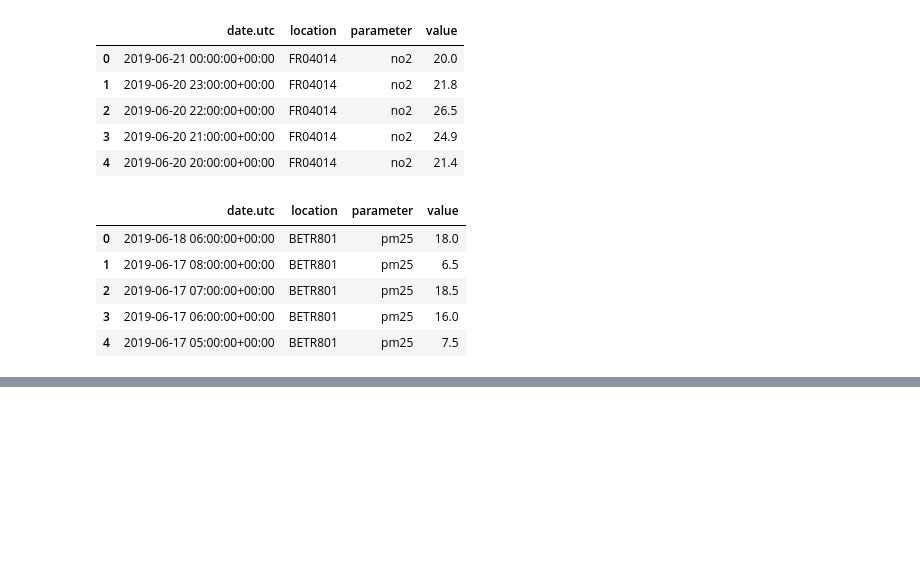
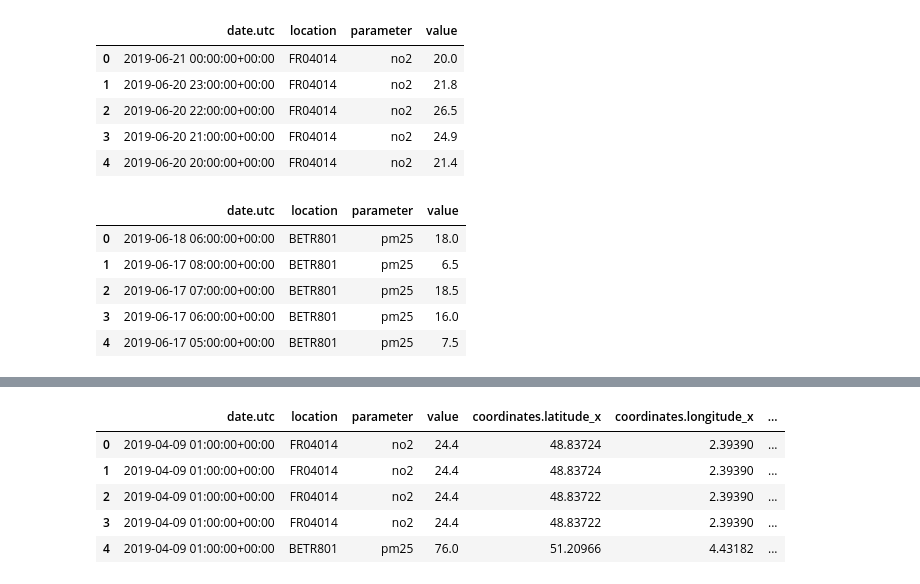
Before and after one commit to SlzPedroArthur/Learning-py, a Jupyter notebook: Notas/Pandas/pandas_in_1_hour.ipynb, the cells around one changed output, grey strips where cells are left out. Saved outputs shown, nothing was run; the diff lists cells and outputs as text; code cells hidden in the pictures; blank space fills up the shorter version.

```diff
--- a/Notas/Pandas/pandas_in_1_hour.ipynb
+++ b/Notas/Pandas/pandas_in_1_hour.ipynb
@@ -748,0 +747,5 @@ air_quality - pd.concat
+# %%
+#A função concat() concatena operações de multiplas tabelas. A concatenação
+#ocorre ao longo do eixo horizontal.
+air_quality = pd.concat([air_quality_pm25, air_quality_no2], axis = 0)
+air_quality.head()
@@ -748,0 +771,3 @@ air_quality - pd.concat
+# %%
+air_quality = air_quality.sort_values('date.utc')
+air_quality.head()
@@ -748,0 +797,3 @@ air_quality - pd.concat
+# %%
+stations_coord = pd.read_csv('data/air_quality_stations.csv')
+stations_coord.head()
@@ -748,0 +807,13 @@ air_quality - pd.concat
+# %%
+#Usando merge() para cada linha em air_quality, a coordenada correspondente.
+#A coluna location é usada como chave para combinar as informações.
+air_quality = pd.merge(air_quality, stations_coord,
+                       how = 'left', on = 'location')
+air_quality.head()
+# %% [output]
+|  | date.utc | location | parameter | value | coordinates.latitude_x | coordinates.longitude_x | ... |
+| 0 | 2019-04-09 01:00:00+00:00 | FR04014 | no2 | 24.4 | 48.83724 | 2.39390 | ... |
+| 1 | 2019-04-09 01:00:00+00:00 | FR04014 | no2 | 24.4 | 48.83724 | 2.39390 | ... |
+| 2 | 2019-04-09 01:00:00+00:00 | FR04014 | no2 | 24.4 | 48.83722 | 2.39390 | ... |
+| 3 | 2019-04-09 01:00:00+00:00 | FR04014 | no2 | 24.4 | 48.83722 | 2.39390 | ... |
+| 4 | 2019-04-09 01:00:00+00:00 | BETR801 | pm25 | 76.0 | 51.20966 | 4.43182 | ... |
```
Also changed, not shown: parts of 23 cells of this notebook, 2 other files.
